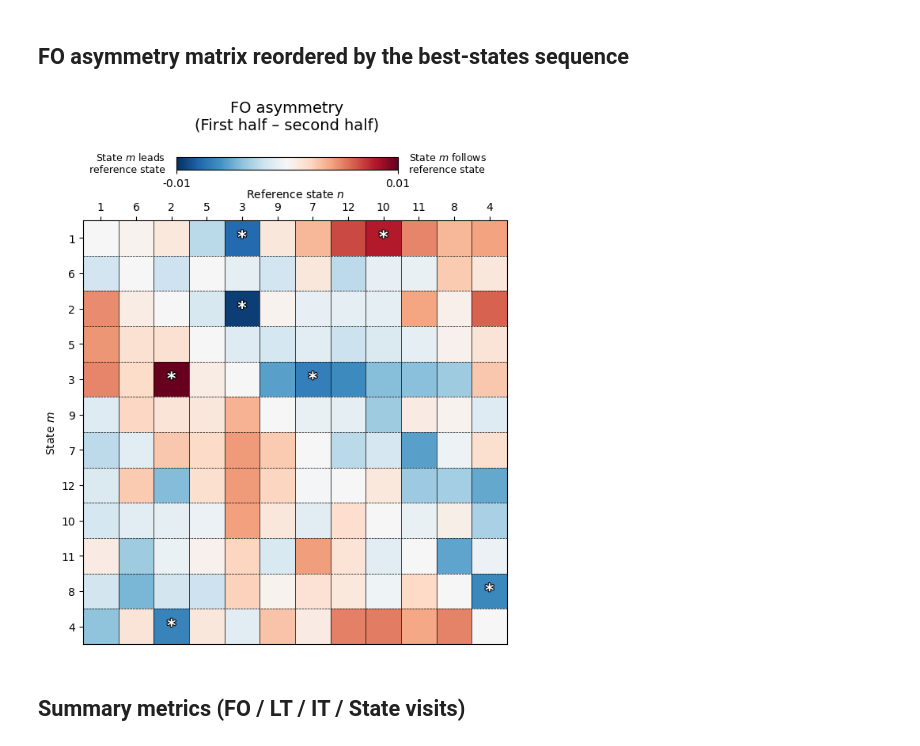
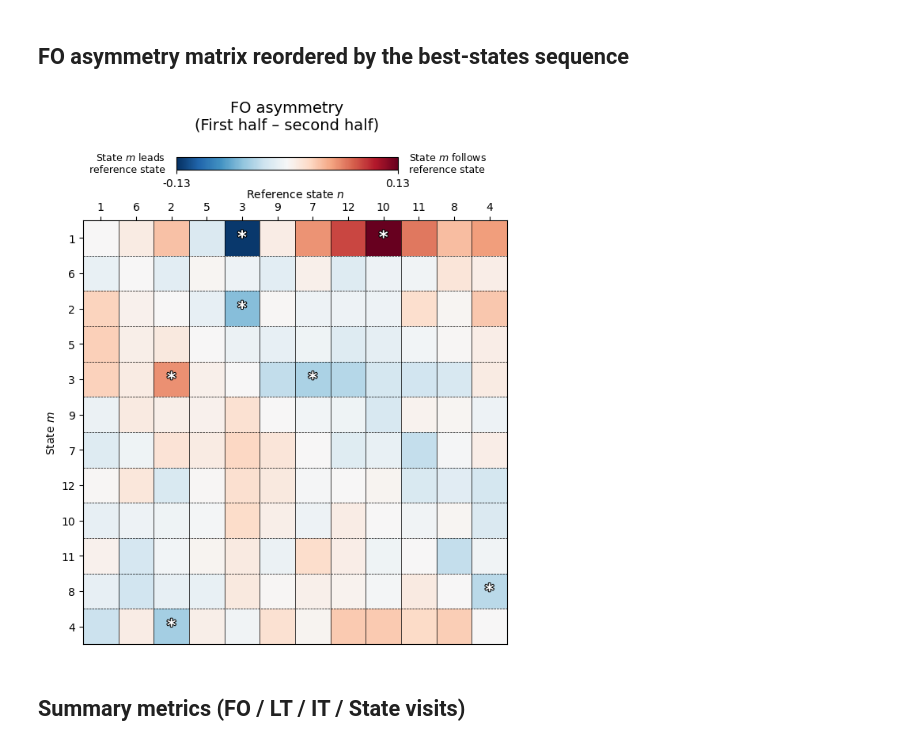
Before and after one commit to manuelricofss/trinity_project, a Jupyter notebook: 12_states_tinda_viterbi.ipynb, the cells around one changed output. Saved outputs shown, nothing was run; the diff lists cells and outputs as text; code cells hidden in the pictures.

```diff
--- a/12_states_tinda_viterbi.ipynb
+++ b/12_states_tinda_viterbi.ipynb
@@ -517,12 +517,12 @@ best_sequence = np.load(f"{tinda_dir}/best_sequence_relabeled.npz.npy")
 stc_npz = np.load(f"{tinda_dir}/stc_viterbi_relabeled.npz", allow_pickle=True)
 stc = [stc_npz[f"arr_{i}"] for i in range(len(stc_npz.files))]
 
-# 3. Compute asymmetry matrix
+# 3. Compute asymmetry matrix (normalized by average occupancy)
 fo_density, _, _ = tinda(stc)
-mean_direction = np.squeeze(
-    np.nanmean((fo_density[:, :, 0] - fo_density[:, :, 1]), axis=-1)
-)
+asym = (fo_density[:, :, 0] - fo_density[:, :, 1]) / fo_density.mean(axis=2)
+mean_direction = np.squeeze(np.nanmean(asym, axis=-1))
 mean_direction[np.isnan(mean_direction)] = 0
+
 
 # 4. Significance matrix
 _fh = fo_density[:, :, 0]; _sh = fo_density[:, :, 1]
@@ -572,34 +572,34 @@ ax.xaxis.tick_top()
 ax.set_xlabel("Reference state $n$")        # columns = reference (true, after .T)
 ax.set_ylabel("State $m$")                  # rows = m
 
 # Colorbar  (RdBu_r: negative -> blue, positive -> red; no invert_xaxis)
 cbar_ax = fig.add_axes([0.325, 0.86, 0.35, 0.02])
 cbar = fig.colorbar(ax.images[0], cax=cbar_ax, orientation='horizontal')
 
 cbar.set_ticks([-vlim, vlim])
 cbar.set_ticklabels([f"{-vlim:.2f}", f"{vlim:.2f}"])
 
 cbar_ax.text(-0.05, 0.5, "State $m$ leads\nreference state", fontsize=9,
              transform=cbar_ax.transAxes, ha='right', va='center')   # left = blue = negative = leads
 cbar_ax.text(1.05, 0.5, "State $m$ follows\nreference state", fontsize=9,
              transform=cbar_ax.transAxes, ha='left', va='center')    # right = red = positive = follows
 
 fig.suptitle("FO asymmetry\n(First half – second half)", fontsize=14, y=0.97)
 fig.subplots_adjust(top=0.78)
 
 # Significance asterisks (use transposed S)
 for _i in range(n):
     for _j in range(n):
         if S[_i, _j]:
             ax.text(_j, _i, "*", ha="center", va="center", color="white",
                     fontsize=16, fontweight="bold",
                     path_effects=[pe.withStroke(linewidth=1.5, foreground="black")])
 
 os.makedirs(tinda_dir, exist_ok=True)
 plt.savefig(f"{tinda_dir}/fo_asymmetry_reordered_viterbi.png", dpi=150, bbox_inches='tight')
 plt.show()
 # %% [output]
-[figure, old version]
+[figure, new version]
 # %%
 perc = 0.25
 n_largest = int((np.prod(mean_direction.shape) - mean_direction.shape[0]) * perc)
```
